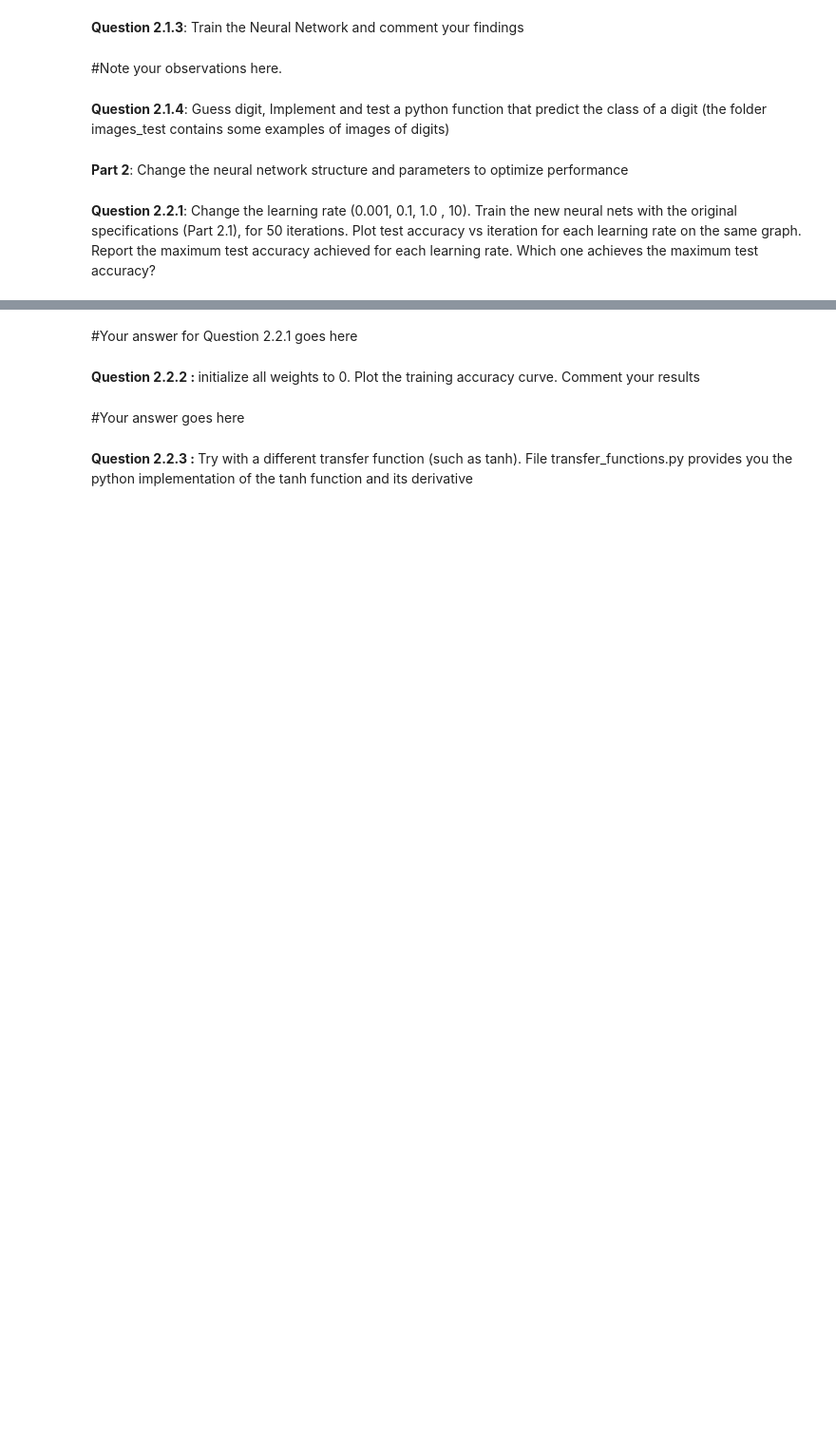
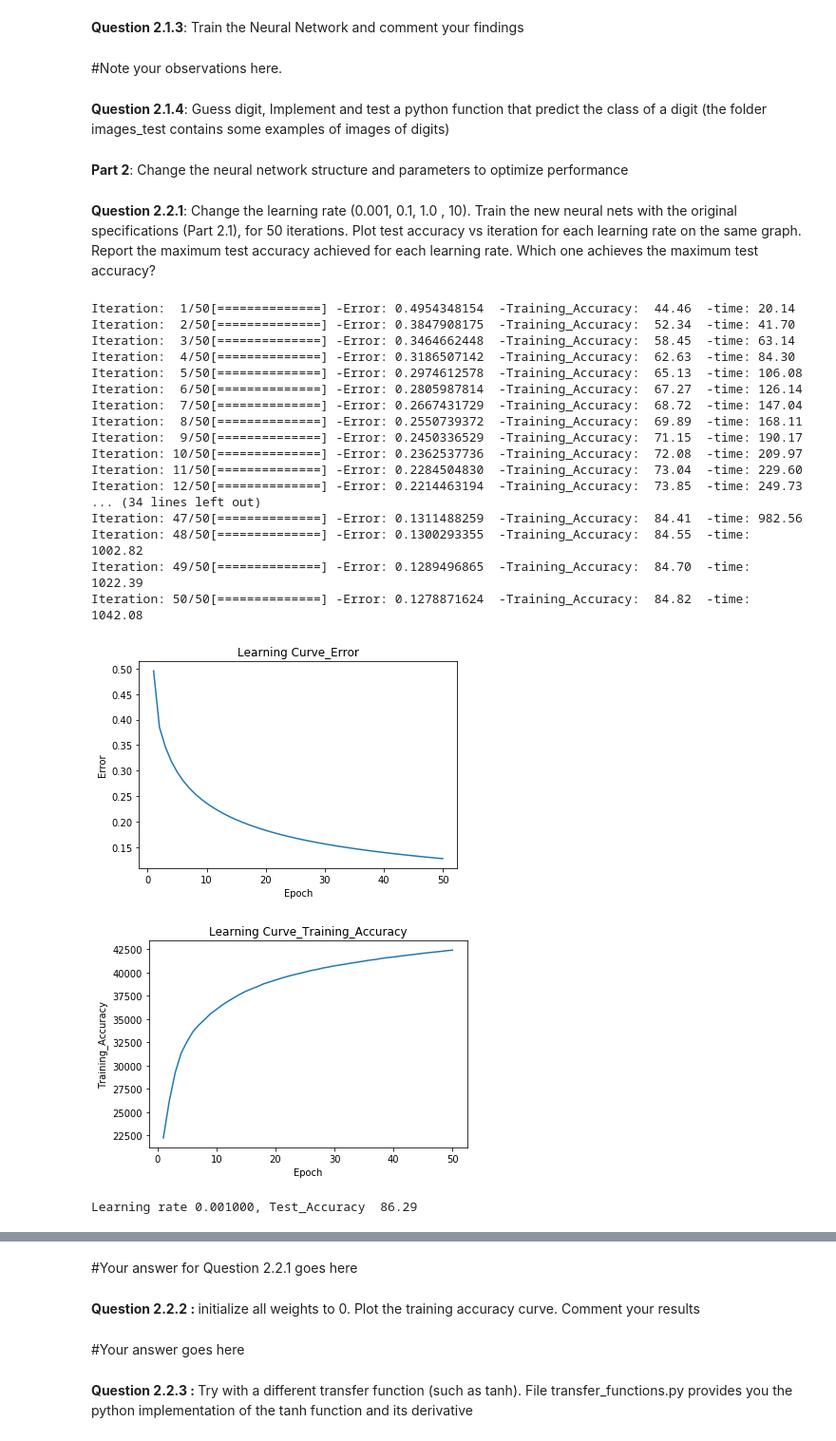
Before and after one commit to alegaballo/Deep-Learning, a Jupyter notebook: neural_networks/TP1-notebook.ipynb, the cells around one changed output, grey strips where cells are left out. Shown at 95% size. Drawn from its saved outputs; the diff is of its cells as text; code cells hidden in the pictures; blank space fills up the shorter version.

Commit message:
Updated Neural networks from lab today

```diff
--- a/neural_networks/TP1-notebook.ipynb
+++ b/neural_networks/TP1-notebook.ipynb
@@ -307,12 +253,33 @@ test accuracy achieved for each learning rate. Which one achieves the maximum te
 # %%
 #Your implementation with a learning rate of 0.001 goes here
 
 learning_rate = 0.001
 
+my_mnist_net_1 = NeuralNetwork(input_nodes, hidden_nodes, output_nodes, learning_rate=learning_rate)
+val_accuracies_1 = my_mnist_net_1.train(training_data,validation_data)
+test_accuracy = my_mnist_net_1.predict(test_data)/100
 
-my_mnist_net_1 = NeuralNetwork(input_nodes, hidden_nodes, output_nodes, learning_rate=learning_rate)
-my_mnist_net_1.train(training_data,validation_data)
-test_accuracy=my_mnist_net_1.predict(test_data)/100
 print('Learning rate %f, Test_Accuracy  %-2.2f' % (learning_rate, test_accuracy))
 
 my_mnist_net_1.save('NN_MNIST_0-001')
+# %% [output]
+Iteration:  1/50[==============] -Error: 0.4954348154  -Training_Accuracy:  44.46  -time: 20.14
+Iteration:  2/50[==============] -Error: 0.3847908175  -Training_Accuracy:  52.34  -time: 41.70
+Iteration:  3/50[==============] -Error: 0.3464662448  -Training_Accuracy:  58.45  -time: 63.14
+Iteration:  4/50[==============] -Error: 0.3186507142  -Training_Accuracy:  62.63  -time: 84.30
+Iteration:  5/50[==============] -Error: 0.2974612578  -Training_Accuracy:  65.13  -time: 106.08
+Iteration:  6/50[==============] -Error: 0.2805987814  -Training_Accuracy:  67.27  -time: 126.14
+Iteration:  7/50[==============] -Error: 0.2667431729  -Training_Accuracy:  68.72  -time: 147.04
+Iteration:  8/50[==============] -Error: 0.2550739372  -Training_Accuracy:  69.89  -time: 168.11
+Iteration:  9/50[==============] -Error: 0.2450336529  -Training_Accuracy:  71.15  -time: 190.17
+Iteration: 10/50[==============] -Error: 0.2362537736  -Training_Accuracy:  72.08  -time: 209.97
+Iteration: 11/50[==============] -Error: 0.2284504830  -Training_Accuracy:  73.04  -time: 229.60
+Iteration: 12/50[==============] -Error: 0.2214463194  -Training_Accuracy:  73.85  -time: 249.73
+... (34 lines left out)
+Iteration: 47/50[==============] -Error: 0.1311488259  -Training_Accuracy:  84.41  -time: 982.56
+Iteration: 48/50[==============] -Error: 0.1300293355  -Training_Accuracy:  84.55  -time: 1002.82
+Iteration: 49/50[==============] -Error: 0.1289496865  -Training_Accuracy:  84.70  -time: 1022.39
+Iteration: 50/50[==============] -Error: 0.1278871624  -Training_Accuracy:  84.82  -time: 1042.08
+[figure, added]
+[figure, added]
+Learning rate 0.001000, Test_Accuracy  86.29
```
Also changed, not shown: parts of 21 cells of this notebook, 1 other file.
